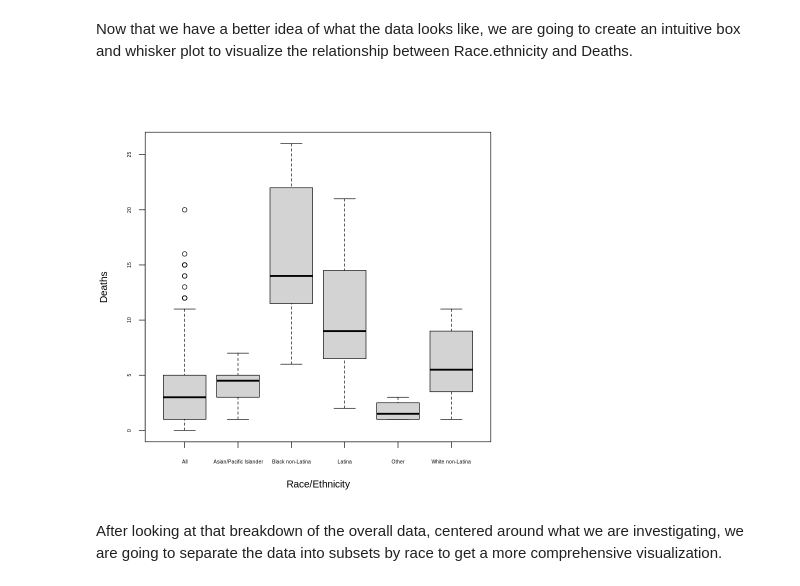
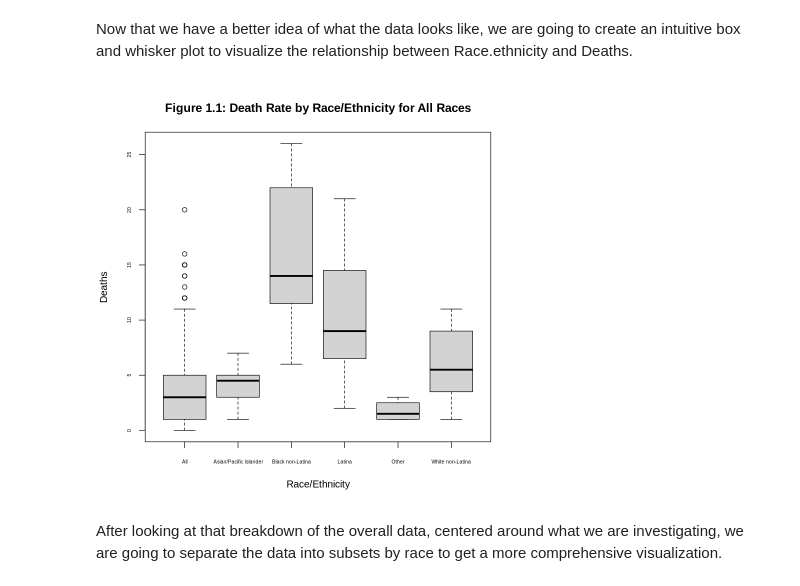
Before and after one commit to shalociraptor/pregnancy-mortality, a Jupyter notebook: Pregnancy_Associated_Mortality_by_Race_Ethnicity.ipynb, the cells around one changed output. Cells and saved outputs as stored; diff of their text form; code cells hidden in the pictures.

```diff
--- a/Pregnancy_Associated_Mortality_by_Race_Ethnicity.ipynb
+++ b/Pregnancy_Associated_Mortality_by_Race_Ethnicity.ipynb
@@ -120,9 +122,9 @@ Now that we have a better idea of what the data looks like, we are going to crea
 # %%
 # Create a plot for Deaths x Race.ethnicity
 
-plot(pregnancy.df$Race.ethnicity, pregnancy.df$Deaths, cex.axis= 0.5, xlab = "Race/Ethnicity", ylab = "Deaths")
+plot(pregnancy.df$Race.ethnicity, pregnancy.df$Deaths, cex.axis= 0.5, xlab = "Race/Ethnicity", ylab = "Deaths", main = "Figure 1.1: Death Rate by Race/Ethnicity for All Races")
 # %% [output]
-[figure, old version]
+[figure, new version]
 # %% [markdown]
 After looking at that breakdown of the overall data, centered around what we are investigating, we are going to separate the data into subsets by race to get a more comprehensive visualization.
 # %%
```
Also changed, not shown: parts of 4 cells of this notebook.
